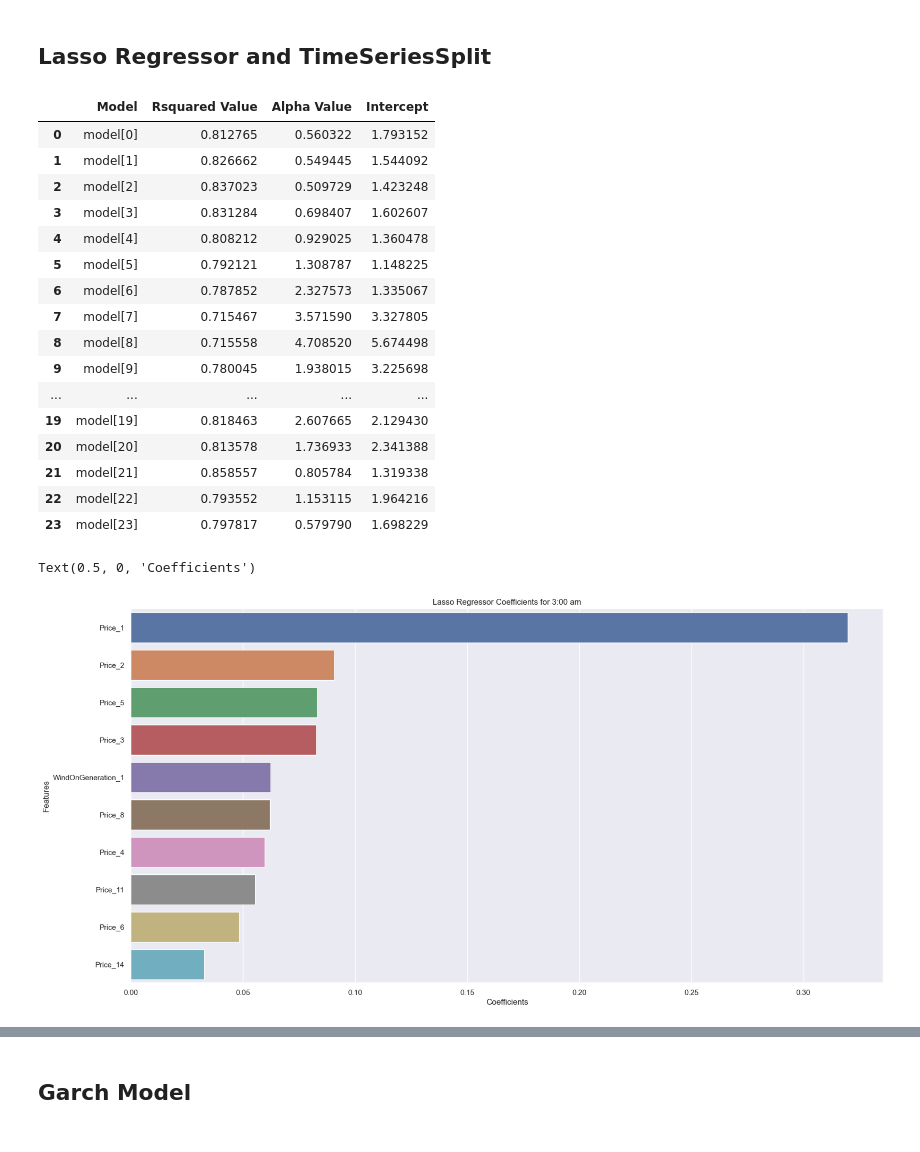
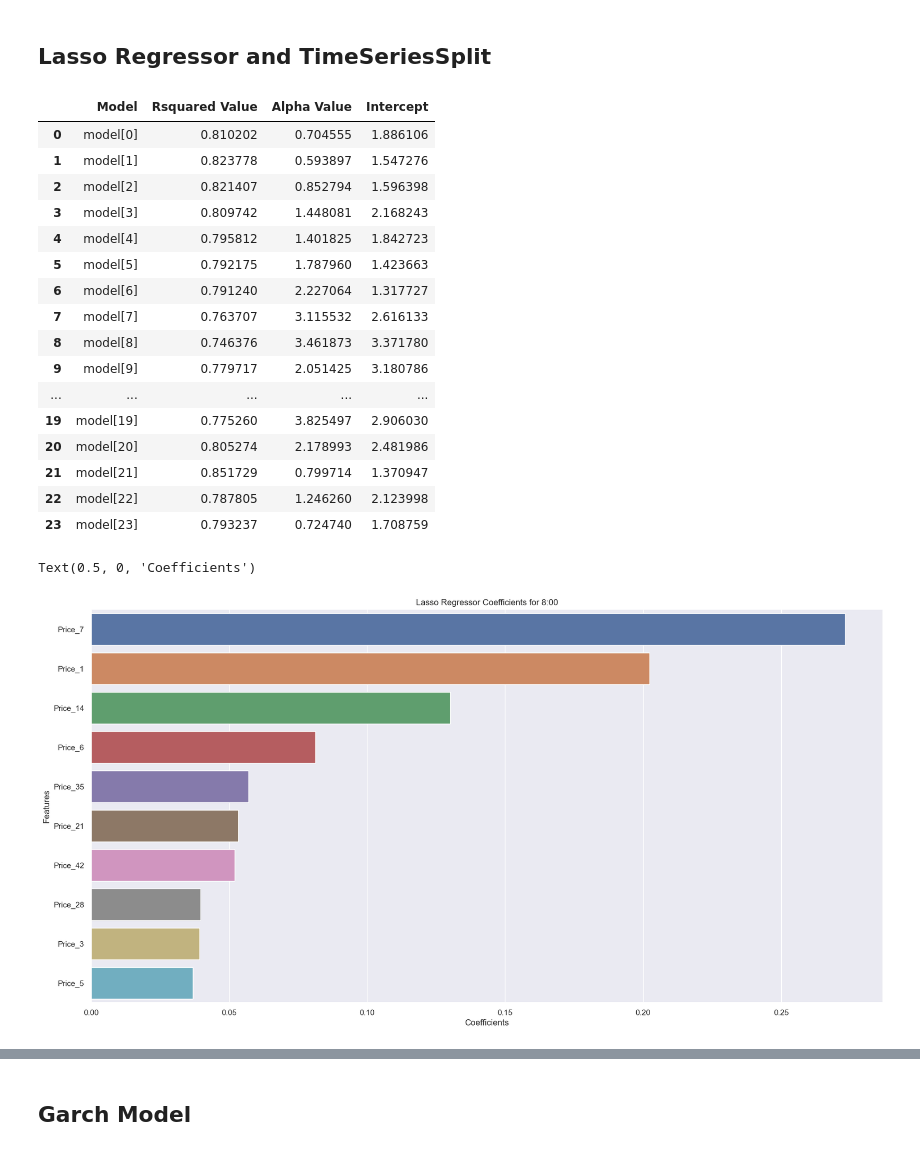
Before and after one commit to KlimisStilp/Price_Timeseries_UK_VScode, a Jupyter notebook: Price Timeseries UK/Totalload_SolarWind_Price_Timeseries.ipynb, the cells around one changed output, grey strips where cells are left out. Cells and saved outputs as stored; diff of their text form; code cells hidden in the pictures.

```diff
--- a/Price Timeseries UK/Totalload_SolarWind_Price_Timeseries.ipynb
+++ b/Price Timeseries UK/Totalload_SolarWind_Price_Timeseries.ipynb
@@ -120,12 +120,12 @@ df_solar
 | 169703 | 2021-06-14 23:00:00 | 0.0 |
 169704 rows × 2 columns
 # %%
-# Taking of the outliers
-q1 , q3 = np.percentile(df_solar['SolarGeneration'], [25,75])
-iqr = q3 - q1
-ul = q3 + 1.5*iqr
-ll = q1 - 1.5*iqr
-df_solar = df_solar[(df_solar['SolarGeneration'] > ll) | (df_solar['SolarGeneration'] < ul) ]
+# # Taking of the outliers
+# q1 , q3 = np.percentile(df_solar['SolarGeneration'], [25,75])
+# iqr = q3 - q1
+# ul = q3 + 1.5*iqr
+# ll = q1 - 1.5*iqr
+# df_solar = df_solar[(df_solar['SolarGeneration'] > ll) | (df_solar['SolarGeneration'] < ul) ]
 # %%
 df_wind_off = df_windsolar[df_windsolar['ProductionType'] == 'Wind Offshore']
 df_wind_off.sort_values(by='DateTime', ascending=True)
@@ -148,12 +148,12 @@ df_wind_off
 | 169703 | 2021-06-14 23:00:00 | 1321.51 |
 169704 rows × 2 columns
 # %%
-# Taking care of the outliers
-q1 , q3 = np.percentile(df_wind_off['WindOffGeneration'], [25,75])
-iqr = q3 - q1
-ul = q3 + 1.5*iqr
-ll = q1 - 1.5*iqr
-df_wind_off = df_wind_off[(df_wind_off['WindOffGeneration'] > ll) | (df_wind_off['WindOffGeneration']) ]
+# # Taking care of the outliers
+# q1 , q3 = np.percentile(df_wind_off['WindOffGeneration'], [25,75])
+# iqr = q3 - q1
+# ul = q3 + 1.5*iqr
+# ll = q1 - 1.5*iqr
+# df_wind_off = df_wind_off[(df_wind_off['WindOffGeneration'] > ll) | (df_wind_off['WindOffGeneration']) ]
 # %%
 df_wind_on = df_windsolar[df_windsolar['ProductionType'] == 'Wind Onshore']
 df_wind_on.sort_values(by='DateTime', ascending=True)
@@ -176,12 +176,12 @@ df_wind_on
 | 169703 | 2021-06-14 23:00:00 | 2492.04 |
 169704 rows × 2 columns
 # %%
-# Taking care of the outliers
-q1 , q3 = np.percentile(df_wind_on['WindOnGeneration'], [25,75])
-iqr = q3 - q1
-ul = q3 + 1.5*iqr
-ll = q1 - 1.5*iqr
-df_wind_on = df_wind_on[(df_wind_on['WindOnGeneration'] > ll) | (df_wind_on['WindOnGeneration']) ]
+# # Taking care of the outliers
+# q1 , q3 = np.percentile(df_wind_on['WindOnGeneration'], [25,75])
+# iqr = q3 - q1
+# ul = q3 + 1.5*iqr
+# ll = q1 - 1.5*iqr
+# df_wind_on = df_wind_on[(df_wind_on['WindOnGeneration'] > ll) | (df_wind_on['WindOnGeneration']) ]
 # %% [markdown]
 ## Total Load Timeseries Importing
 # %%
@@ -357,20 +374,20 @@ model_results['Intercept'] = intercept
 model_results
 # %% [output]
 |  | Model | Rsquared Value | Alpha Value | Intercept |
-| 0 | model[0] | 0.812765 | 0.560322 | 1.793152 |
-| 1 | model[1] | 0.826662 | 0.549445 | 1.544092 |
-| 2 | model[2] | 0.837023 | 0.509729 | 1.423248 |
-| 3 | model[3] | 0.831284 | 0.698407 | 1.602607 |
-| 4 | model[4] | 0.808212 | 0.929025 | 1.360478 |
-| 5 | model[5] | 0.792121 | 1.308787 | 1.148225 |
-| 6 | model[6] | 0.787852 | 2.327573 | 1.335067 |
-| 7 | model[7] | 0.715467 | 3.571590 | 3.327805 |
-| 8 | model[8] | 0.715558 | 4.708520 | 5.674498 |
-| 9 | model[9] | 0.780045 | 1.938015 | 3.225698 |
+| 0 | model[0] | 0.810202 | 0.704555 | 1.886106 |
+| 1 | model[1] | 0.823778 | 0.593897 | 1.547276 |
+| 2 | model[2] | 0.821407 | 0.852794 | 1.596398 |
+| 3 | model[3] | 0.809742 | 1.448081 | 2.168243 |
+| 4 | model[4] | 0.795812 | 1.401825 | 1.842723 |
+| 5 | model[5] | 0.792175 | 1.787960 | 1.423663 |
+| 6 | model[6] | 0.791240 | 2.227064 | 1.317727 |
+| 7 | model[7] | 0.763707 | 3.115532 | 2.616133 |
+| 8 | model[8] | 0.746376 | 3.461873 | 3.371780 |
+| 9 | model[9] | 0.779717 | 2.051425 | 3.180786 |
 | ... | ... | ... | ... | ... |
-| 19 | model[19] | 0.818463 | 2.607665 | 2.129430 |
-| 20 | model[20] | 0.813578 | 1.736933 | 2.341388 |
-| 21 | model[21] | 0.858557 | 0.805784 | 1.319338 |
-| 22 | model[22] | 0.793552 | 1.153115 | 1.964216 |
-| 23 | model[23] | 0.797817 | 0.579790 | 1.698229 |
+| 19 | model[19] | 0.775260 | 3.825497 | 2.906030 |
+| 20 | model[20] | 0.805274 | 2.178993 | 2.481986 |
+| 21 | model[21] | 0.851729 | 0.799714 | 1.370947 |
+| 22 | model[22] | 0.787805 | 1.246260 | 2.123998 |
+| 23 | model[23] | 0.793237 | 0.724740 | 1.708759 |
 # %%
@@ -383,15 +400,15 @@ for hour in hours:
     df_coef[hour].sort_values(by='Coefficients', ascending=False, inplace=True)
     df_coef[hour]
 # %%
-a = df_coef[3].head(10)
+a = df_coef[8].head(10)
 # %%
 sns.barplot(x=a['Coefficients'],y=a.index )
-plt.title('Lasso Regressor Coefficients for 3:00 am')
+plt.title('Lasso Regressor Coefficients for 8:00')
 plt.ylabel('Features')
 plt.xlabel('Coefficients')
 # %% [output]
 Text(0.5, 0, 'Coefficients')
-[figure, old version]
+[figure, new version]
 # %%
 lasso_1 = pd.DataFrame(columns=['Actual Value', 'Predicted Value', 'Residual', 'Squared Residuals'])
 lasso_1['Actual Value'] = y[9]
```
Also changed, not shown: parts of 13 cells of this notebook.
